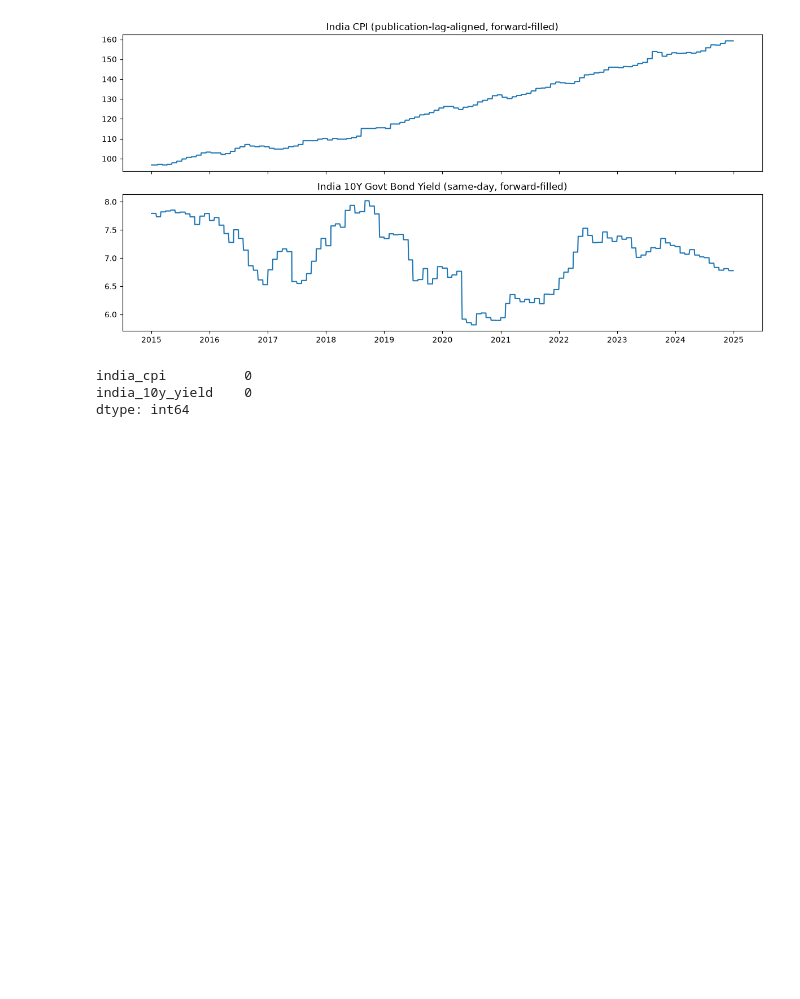
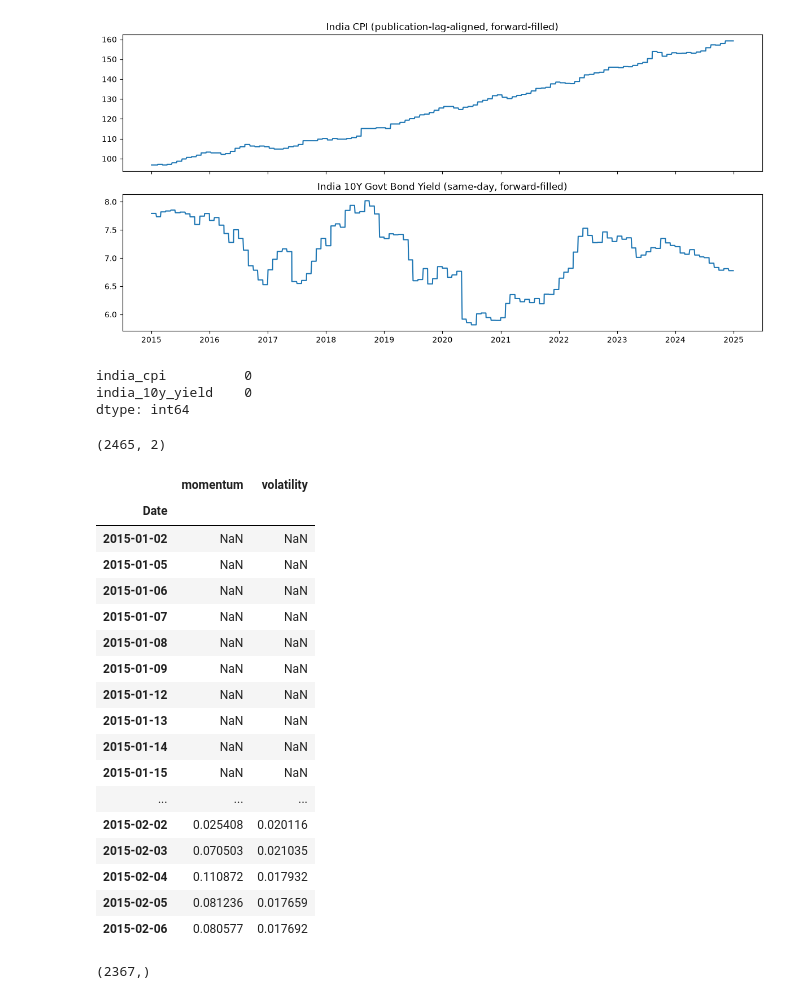
Before and after one commit to adt-kmr/neural-capm, a Jupyter notebook: notebooks/03_feature_matrix.ipynb, the cells around one changed output. Drawn from its saved outputs; the diff is of its cells as text; code cells hidden in the pictures; blank space fills up the shorter version.

Commit message:
assemble first complete feature matrix for RELIANCE (macro + technical + kalman beta target)

```diff
--- a/notebooks/03_feature_matrix.ipynb
+++ b/notebooks/03_feature_matrix.ipynb
@@ -57,0 +64,31 @@ dtype: int64
+# %%
+technical_features = build_technical_feature_matrix(reliance_ret)
+print(technical_features.shape)
+technical_features.head(25)
+# %% [output]
+(2465, 2)
+|  | momentum | volatility |
+| Date |  |  |
+| 2015-01-02 | NaN | NaN |
+| 2015-01-05 | NaN | NaN |
+| 2015-01-06 | NaN | NaN |
+| 2015-01-07 | NaN | NaN |
+| 2015-01-08 | NaN | NaN |
+| 2015-01-09 | NaN | NaN |
+| 2015-01-12 | NaN | NaN |
+| 2015-01-13 | NaN | NaN |
+| 2015-01-14 | NaN | NaN |
+| 2015-01-15 | NaN | NaN |
+| ... | ... | ... |
+| 2015-02-02 | 0.025408 | 0.020116 |
+| 2015-02-03 | 0.070503 | 0.021035 |
+| 2015-02-04 | 0.110872 | 0.017932 |
+| 2015-02-05 | 0.081236 | 0.017659 |
+| 2015-02-06 | 0.080577 | 0.017692 |
+# %%
+beta_target = compute_kalman_beta(reliance_ret, index_ret)
+burn_in = 90
+beta_target = beta_target.iloc[burn_in:]
+print(beta_target.shape)
+# %% [output]
+(2367,)
```
Also changed, not shown: parts of 4 cells of this notebook.
